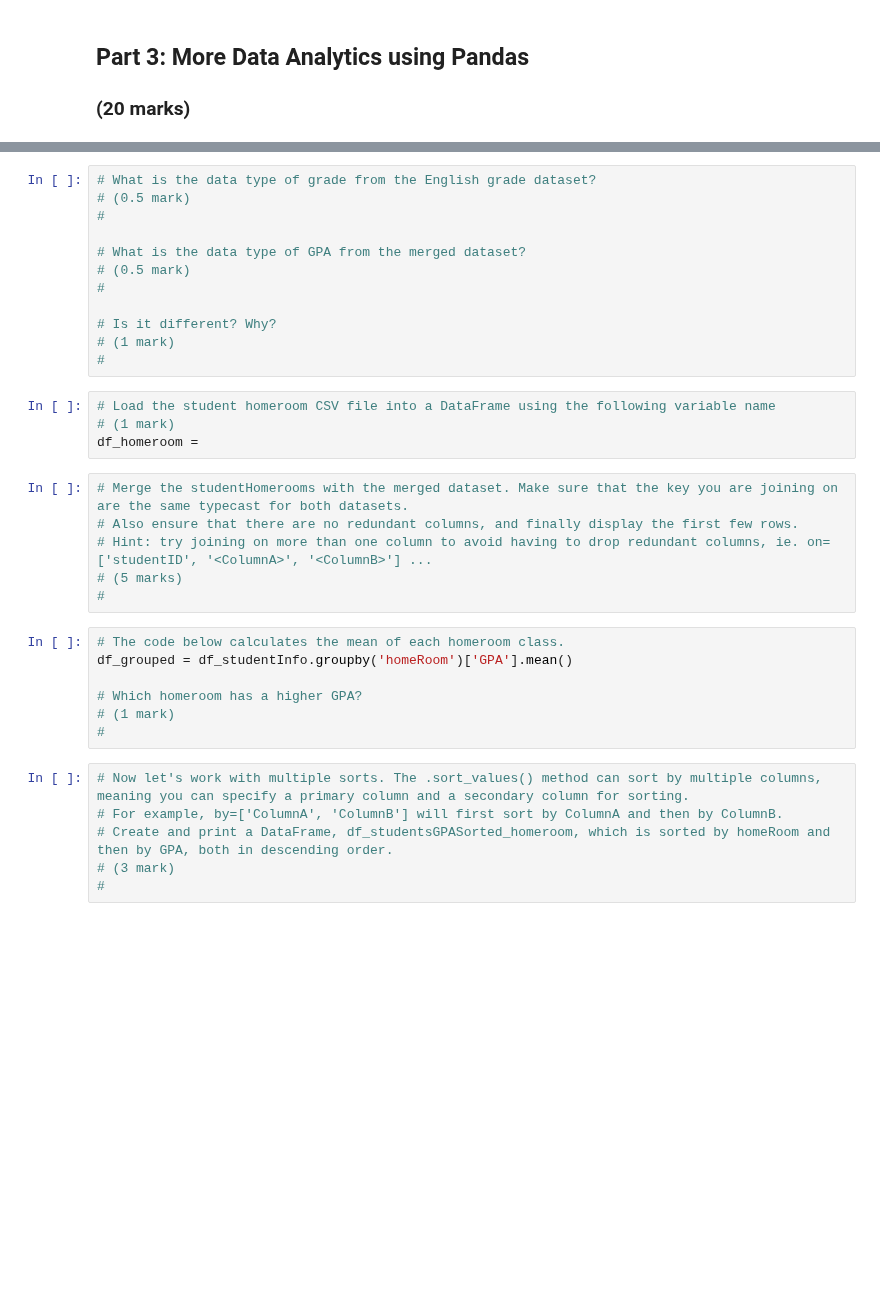
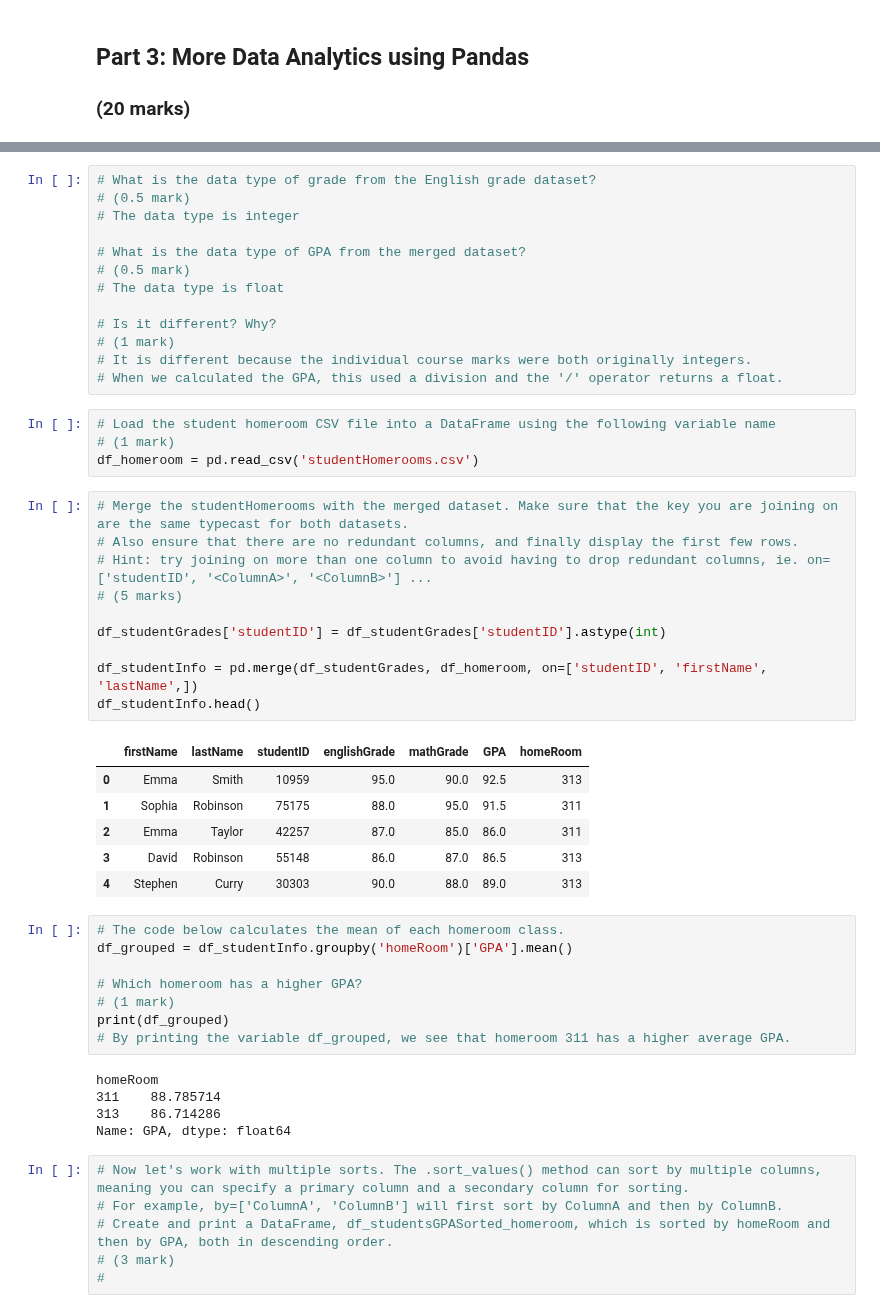
Before and after one commit to azizaahsan1/engg680_2024_fall, a Jupyter notebook: Lab_Assignment1/StudentGradeManagementSystem.ipynb, the cells around one changed output, grey strips where cells are left out. Drawn from its saved outputs; the diff is of its cells as text; blank space fills up the shorter version.

Commit message:
adding first half of part 3.

```diff
--- a/Lab_Assignment1/StudentGradeManagementSystem.ipynb
+++ b/Lab_Assignment1/StudentGradeManagementSystem.ipynb
@@ -219,32 +251,50 @@ print(df_GPA_under85)
 # %%
 # What is the data type of grade from the English grade dataset?
 # (0.5 mark)
-#
+# The data type is integer
 
 # What is the data type of GPA from the merged dataset?
 # (0.5 mark)
-#
+# The data type is float
 
 # Is it different? Why?
 # (1 mark)
-#
+# It is different because the individual course marks were both originally integers.
+# When we calculated the GPA, this used a division and the '/' operator returns a float.
 # %%
 # Load the student homeroom CSV file into a DataFrame using the following variable name
 # (1 mark)
-df_homeroom =
+df_homeroom = pd.read_csv('studentHomerooms.csv')
 # %%
 # Merge the studentHomerooms with the merged dataset. Make sure that the key you are joining on are the same typecast for both datasets.
 # Also ensure that there are no redundant columns, and finally display the first few rows.
 # Hint: try joining on more than one column to avoid having to drop redundant columns, ie. on=['studentID', '<ColumnA>', '<ColumnB>'] ...
 # (5 marks)
-#
+
+df_studentGrades['studentID'] = df_studentGrades['studentID'].astype(int)
+
+df_studentInfo = pd.merge(df_studentGrades, df_homeroom, on=['studentID', 'firstName', 'lastName',])
+df_studentInfo.head()
+# %% [output]
+|  | firstName | lastName | studentID | englishGrade | mathGrade | GPA | homeRoom |
+| 0 | Emma | Smith | 10959 | 95.0 | 90.0 | 92.5 | 313 |
+| 1 | Sophia | Robinson | 75175 | 88.0 | 95.0 | 91.5 | 311 |
+| 2 | Emma | Taylor | 42257 | 87.0 | 85.0 | 86.0 | 311 |
+| 3 | David | Robinson | 55148 | 86.0 | 87.0 | 86.5 | 313 |
+| 4 | Stephen | Curry | 30303 | 90.0 | 88.0 | 89.0 | 313 |
 # %%
 # The code below calculates the mean of each homeroom class.
 df_grouped = df_studentInfo.groupby('homeRoom')['GPA'].mean()
 
 # Which homeroom has a higher GPA?
 # (1 mark)
-#
+print(df_grouped)
+# By printing the variable df_grouped, we see that homeroom 311 has a higher average GPA.
+# %% [output]
+homeRoom
+311    88.785714
+313    86.714286
+Name: GPA, dtype: float64
 # %%
 # Now let's work with multiple sorts. The .sort_values() method can sort by multiple columns, meaning you can specify a primary column and a secondary column for sorting.
 # For example, by=['ColumnA', 'ColumnB'] will first sort by ColumnA and then by ColumnB.
```
Also changed, not shown: parts of 3 cells of this notebook.
